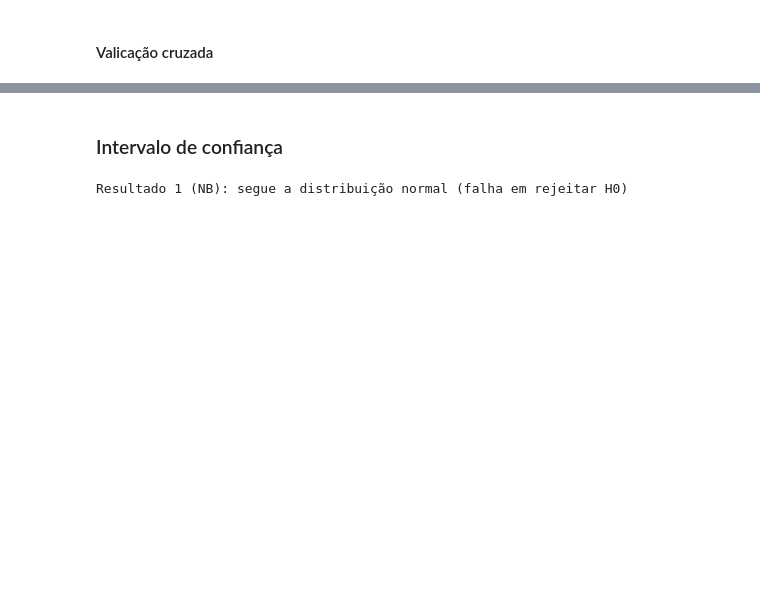
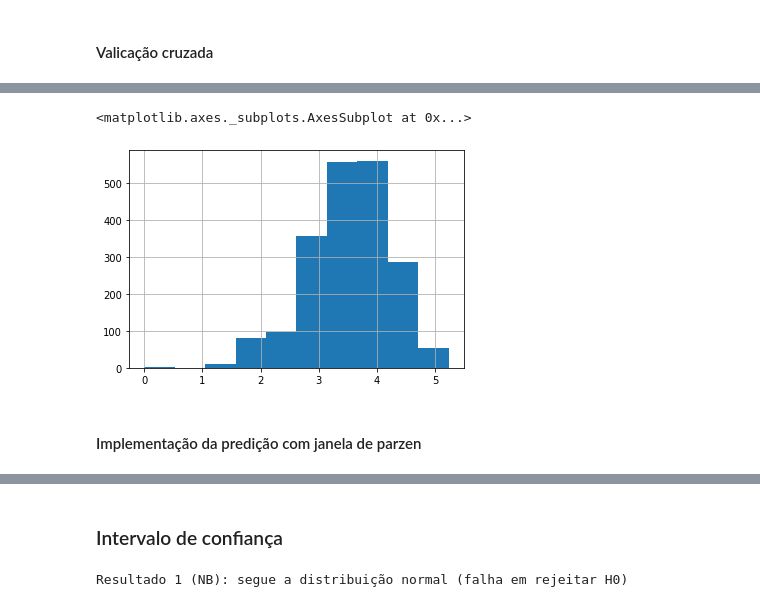
Before and after one commit to amarabuco/Projeto-ML-2020.1, a Jupyter notebook: notebooks/main.ipynb, the cells around one changed output, grey strips where cells are left out. Drawn from its saved outputs; the diff is of its cells as text; code cells hidden in the pictures; blank space fills up the shorter version.

```diff
--- a/notebooks/main.ipynb
+++ b/notebooks/main.ipynb
@@ -286,0 +340,7 @@ results
+# %%
+pd.Series(values[:, 0]).hist()
+# %% [output]
+<matplotlib.axes._subplots.AxesSubplot at 0x...>
+[figure, added]
+# %% [markdown]
+#### Implementação da predição com janela de parzen
```
Also changed, not shown: parts of 29 cells of this notebook.
